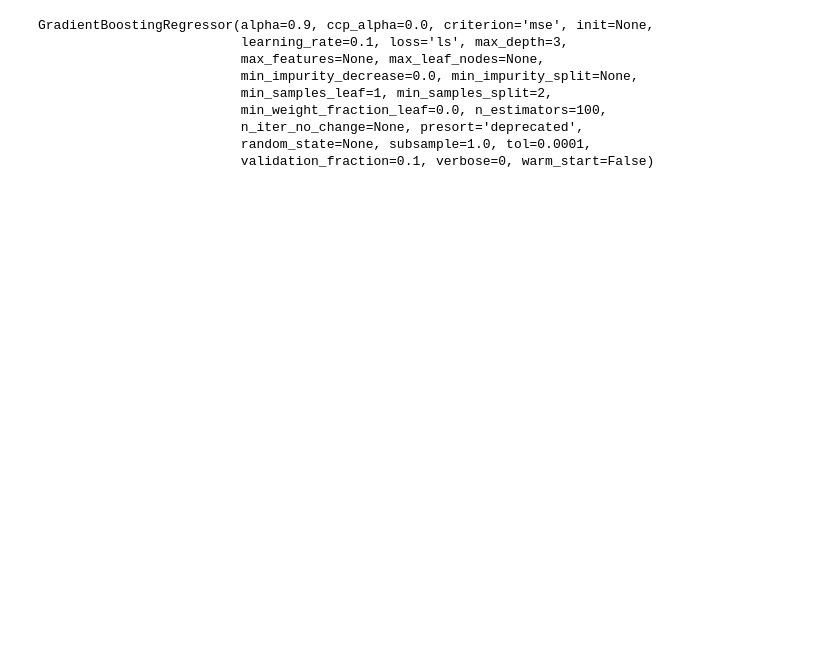
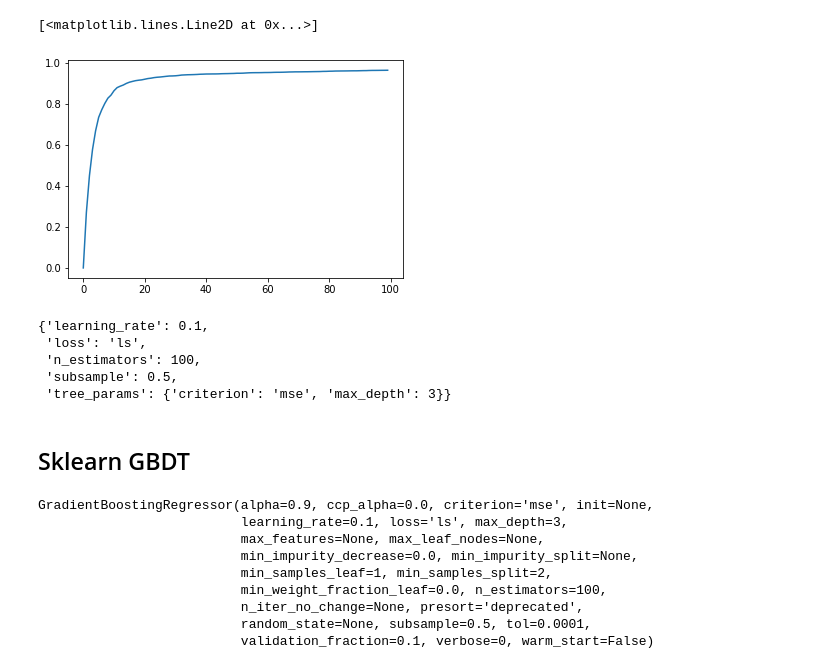
Before and after one commit to dhbloo/GBDT-project, a Jupyter notebook: sklearn-test.ipynb, the cells around one changed output. Cells and saved outputs as stored; diff of their text form; code cells hidden in the pictures; blank space fills up the shorter version.

```diff
--- a/sklearn-test.ipynb
+++ b/sklearn-test.ipynb
@@ -17,0 +41,14 @@ r2_score(y, Gbdt.predict(x))
+# %%
+scores = [r2_score(y, pred) for pred in Gbdt.staged_predict(x)]
+plt.plot(np.arange(len(scores)), scores)
+# %% [output]
+[<matplotlib.lines.Line2D at 0x...>]
+[figure, added]
+# %%
+Gbdt.get_params()
+# %% [output]
+{'learning_rate': 0.1,
+ 'loss': 'ls',
+ 'n_estimators': 100,
+ 'subsample': 0.5,
+ 'tree_params': {'criterion': 'mse', 'max_depth': 3}}
@@ -18,5 +58,7 @@ r2_score(y, Gbdt.predict(x))
+# %% [markdown]
+ ## Sklearn GBDT
 # %%
-gbr = GradientBoostingRegressor(criterion='mse', n_estimators=100, learning_rate=0.1, max_depth=3)
+gbr = GradientBoostingRegressor(criterion='mse', loss='ls', n_estimators=100, learning_rate=0.1, max_depth=3, subsample=0.5)
 gbr.fit(x, y)
 # %% [output]
 GradientBoostingRegressor(alpha=0.9, ccp_alpha=0.0, criterion='mse', init=None,
@@ -26,7 +68,7 @@ GradientBoostingRegressor(alpha=0.9, ccp_alpha=0.0, criterion='mse', init=None,
                           min_samples_leaf=1, min_samples_split=2,
                           min_weight_fraction_leaf=0.0, n_estimators=100,
                           n_iter_no_change=None, presort='deprecated',
-                          random_state=None, subsample=1.0, tol=0.0001,
+                          random_state=None, subsample=0.5, tol=0.0001,
                           validation_fraction=0.1, verbose=0, warm_start=False)
 # %%
 r2_score(y, gbr.predict(x))
```
Also changed, not shown: parts of 13 cells of this notebook, 2 other files.
